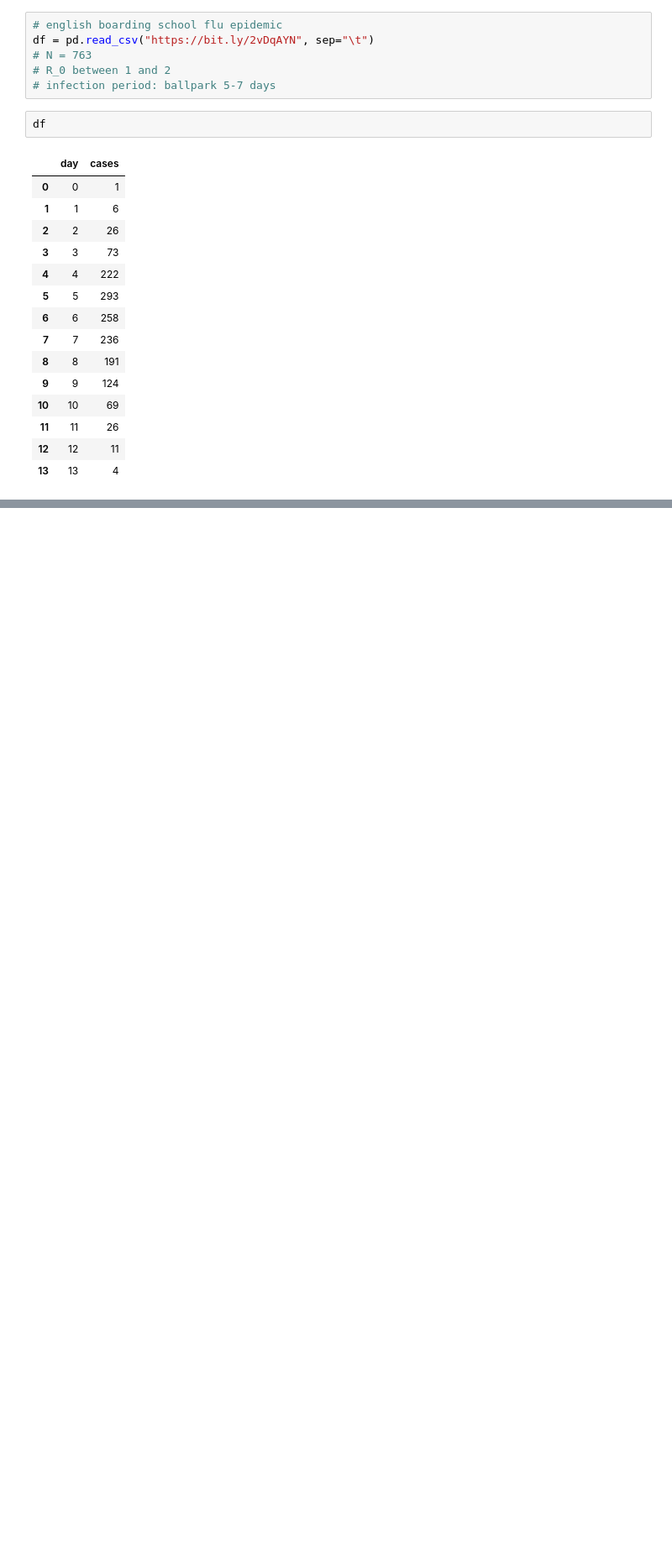
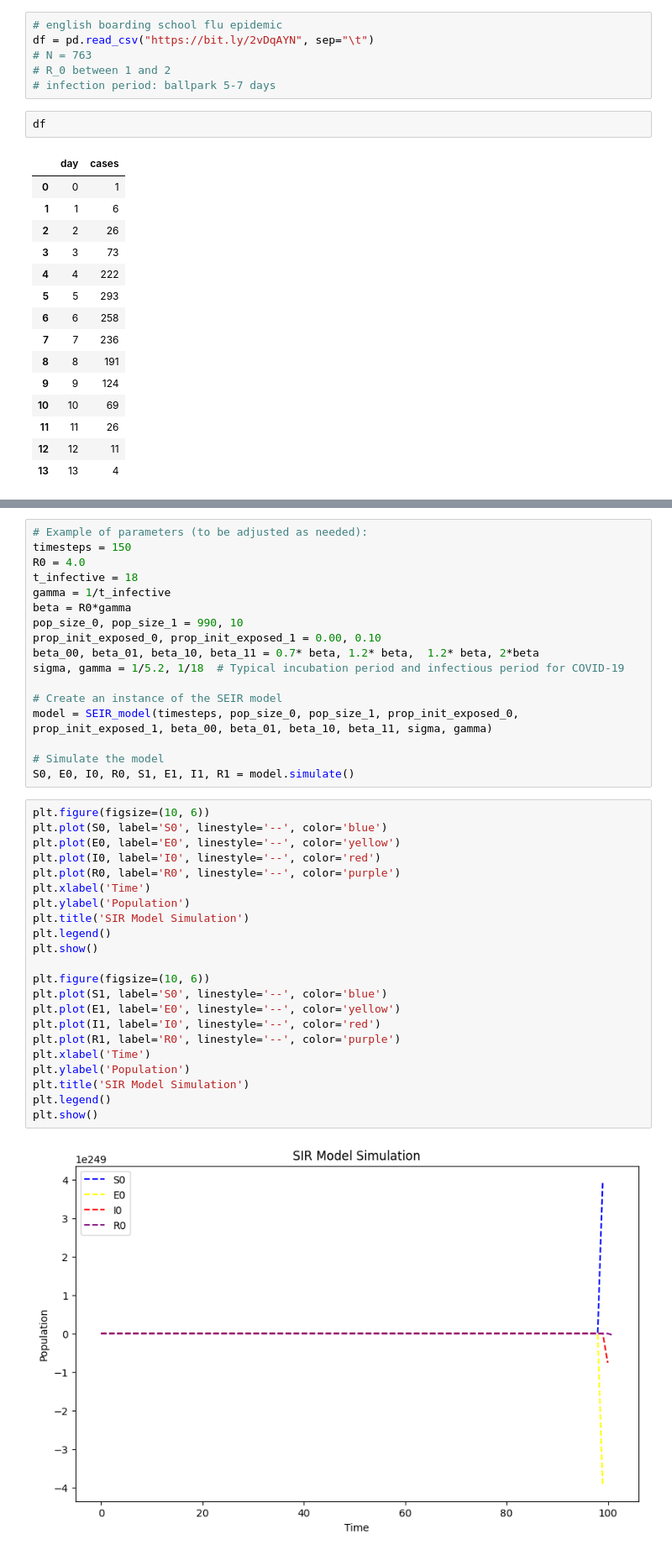
Before and after one commit to epibayes/covid-spatial-modeling, a Jupyter notebook: SIR_model.ipynb, the cells around one changed output, grey strips where cells are left out. Shown at 84% size. Drawn from its saved outputs; the diff is of its cells as text; blank space fills up the shorter version.

```diff
--- a/SIR_model.ipynb
+++ b/SIR_model.ipynb
@@ -62,0 +295,41 @@ df
+# %%
+# Example of parameters (to be adjusted as needed):
+timesteps = 150
+R0 = 4.0
+t_infective = 18
+gamma = 1/t_infective
+beta = R0*gamma
+pop_size_0, pop_size_1 = 990, 10
+prop_init_exposed_0, prop_init_exposed_1 = 0.00, 0.10
+beta_00, beta_01, beta_10, beta_11 = 0.7* beta, 1.2* beta,  1.2* beta, 2*beta
+sigma, gamma = 1/5.2, 1/18  # Typical incubation period and infectious period for COVID-19
+
+# Create an instance of the SEIR model
+model = SEIR_model(timesteps, pop_size_0, pop_size_1, prop_init_exposed_0, prop_init_exposed_1, beta_00, beta_01, beta_10, beta_11, sigma, gamma)
+
+# Simulate the model
+S0, E0, I0, R0, S1, E1, I1, R1 = model.simulate()
+# %%
+plt.figure(figsize=(10, 6))
+plt.plot(S0, label='S0', linestyle='--', color='blue')
+plt.plot(E0, label='E0', linestyle='--', color='yellow')
+plt.plot(I0, label='I0', linestyle='--', color='red')
+plt.plot(R0, label='R0', linestyle='--', color='purple')
+plt.xlabel('Time')
+plt.ylabel('Population')
+plt.title('SIR Model Simulation')
+plt.legend()
+plt.show()
+
+plt.figure(figsize=(10, 6))
+plt.plot(S1, label='S0', linestyle='--', color='blue')
+plt.plot(E1, label='E0', linestyle='--', color='yellow')
+plt.plot(I1, label='I0', linestyle='--', color='red')
+plt.plot(R1, label='R0', linestyle='--', color='purple')
+plt.xlabel('Time')
+plt.ylabel('Population')
+plt.title('SIR Model Simulation')
+plt.legend()
+plt.show()
+# %% [output]
+[figure, added]
```
Also changed, not shown: parts of 12 cells of this notebook, 2 other files.
